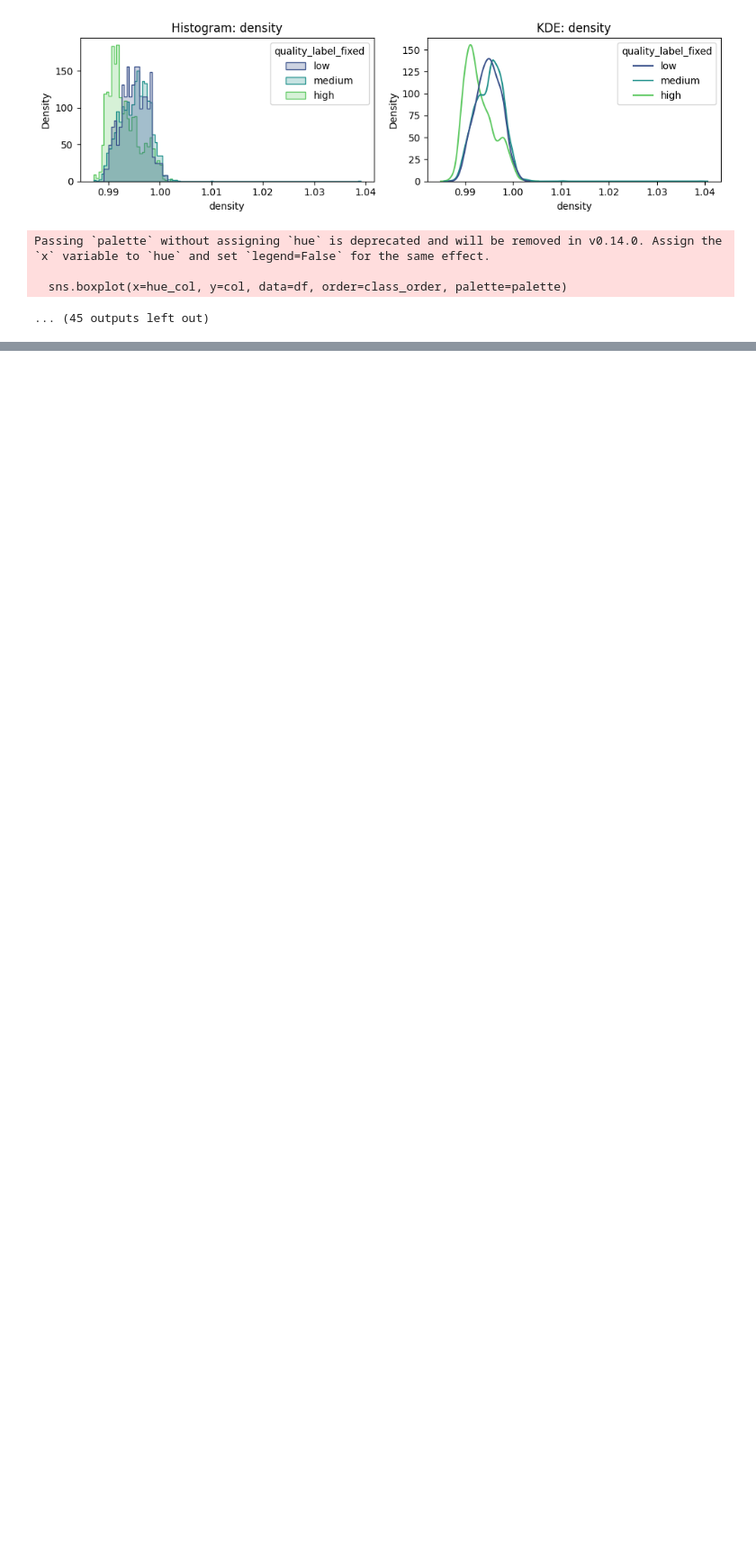
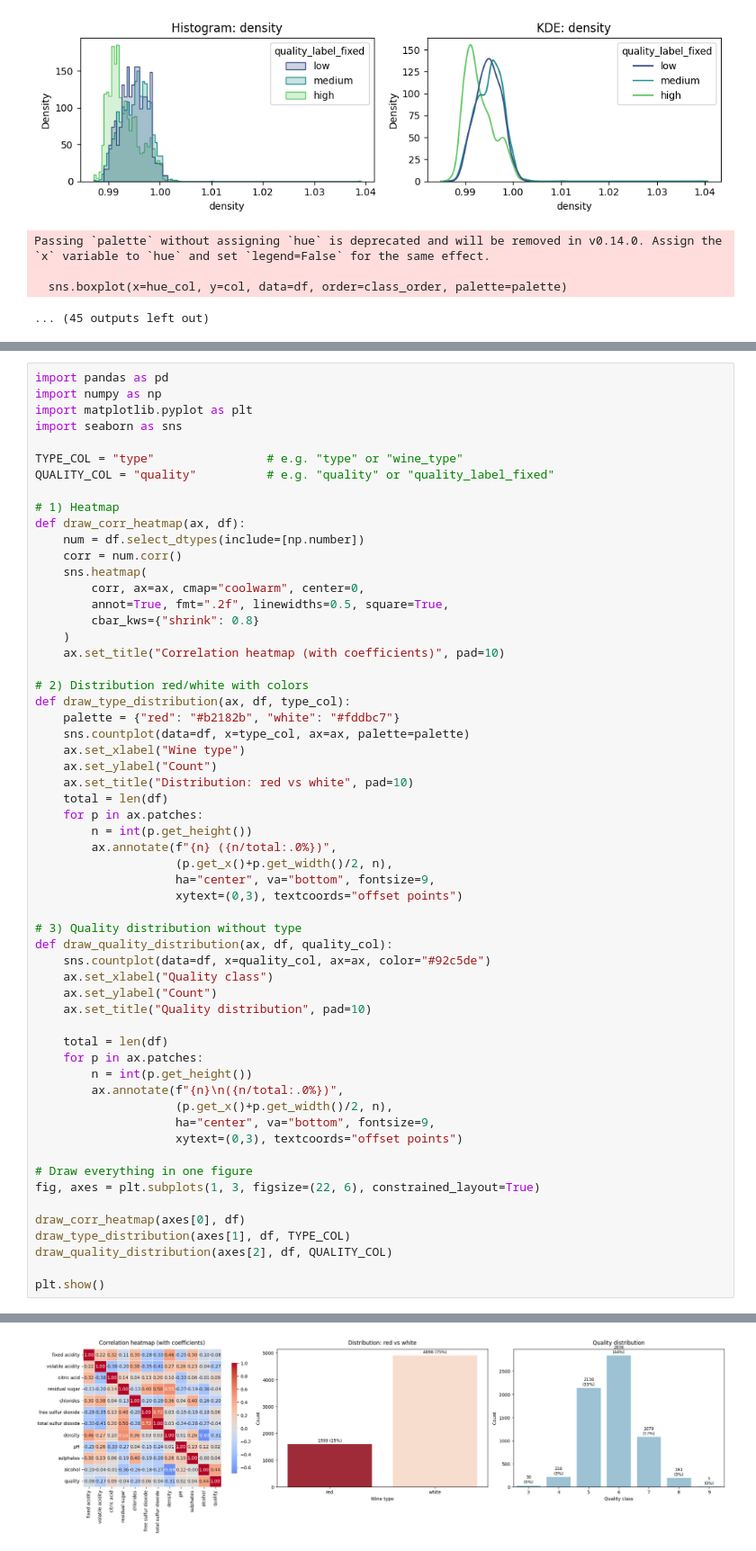
Before and after one commit to ernykth/SF2935-projekt, a Jupyter notebook: EDA_project.ipynb, the cells around one changed output, grey strips where cells are left out. Shown at 90% size. Saved outputs shown, nothing was run; the diff lists cells and outputs as text; blank space fills up the shorter version.

```diff
--- a/EDA_project.ipynb
+++ b/EDA_project.ipynb
@@ -413,0 +416,59 @@ Passing `palette` without assigning `hue` is deprecated and will be removed in v
+# %%
+import pandas as pd
+import numpy as np
+import matplotlib.pyplot as plt
+import seaborn as sns
+
+TYPE_COL = "type"                # e.g. "type" or "wine_type"
+QUALITY_COL = "quality"          # e.g. "quality" or "quality_label_fixed"
+
+# 1) Heatmap
+def draw_corr_heatmap(ax, df):
+    num = df.select_dtypes(include=[np.number])
+    corr = num.corr()
+    sns.heatmap(
+        corr, ax=ax, cmap="coolwarm", center=0,
+        annot=True, fmt=".2f", linewidths=0.5, square=True,
+        cbar_kws={"shrink": 0.8}
+    )
+    ax.set_title("Correlation heatmap (with coefficients)", pad=10)
+
+# 2) Distribution red/white with colors
+def draw_type_distribution(ax, df, type_col):
+    palette = {"red": "#b2182b", "white": "#fddbc7"}
+    sns.countplot(data=df, x=type_col, ax=ax, palette=palette)
+    ax.set_xlabel("Wine type")
+    ax.set_ylabel("Count")
+    ax.set_title("Distribution: red vs white", pad=10)
+    total = len(df)
+    for p in ax.patches:
+        n = int(p.get_height())
+        ax.annotate(f"{n} ({n/total:.0%})",
+                    (p.get_x()+p.get_width()/2, n),
+                    ha="center", va="bottom", fontsize=9,
+                    xytext=(0,3), textcoords="offset points")
+
+# 3) Quality distribution without type
+def draw_quality_distribution(ax, df, quality_col):
+    sns.countplot(data=df, x=quality_col, ax=ax, color="#92c5de")
+    ax.set_xlabel("Quality class")
+    ax.set_ylabel("Count")
+    ax.set_title("Quality distribution", pad=10)
+
+    total = len(df)
+    for p in ax.patches:
+        n = int(p.get_height())
+        ax.annotate(f"{n}\n({n/total:.0%})",
+                    (p.get_x()+p.get_width()/2, n),
+                    ha="center", va="bottom", fontsize=9,
+                    xytext=(0,3), textcoords="offset points")
+
+# Draw everything in one figure
+fig, axes = plt.subplots(1, 3, figsize=(22, 6), constrained_layout=True)
+
+draw_corr_heatmap(axes[0], df)
+draw_type_distribution(axes[1], df, TYPE_COL)
+draw_quality_distribution(axes[2], df, QUALITY_COL)
+
+plt.show()
+# %% [output]
@@ -413,0 +478 @@ Passing `palette` without assigning `hue` is deprecated and will be removed in v
+[figure, added]
```
Also changed, not shown: parts of 2 cells of this notebook, 4 other files.
